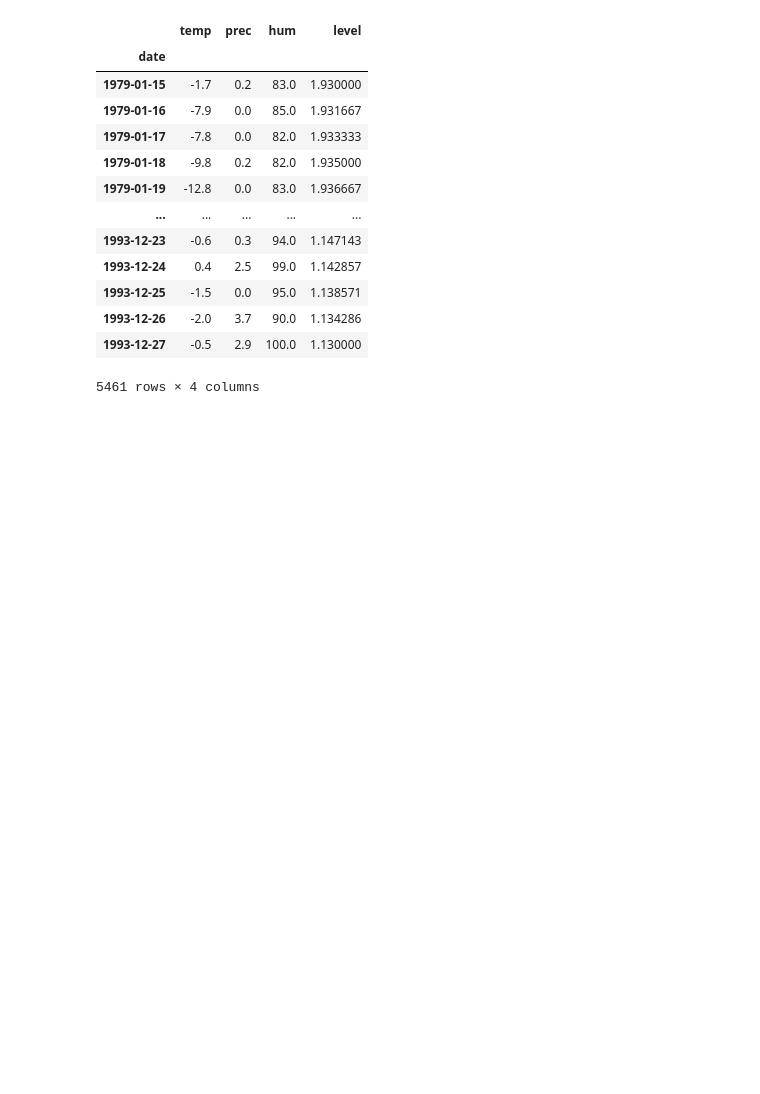
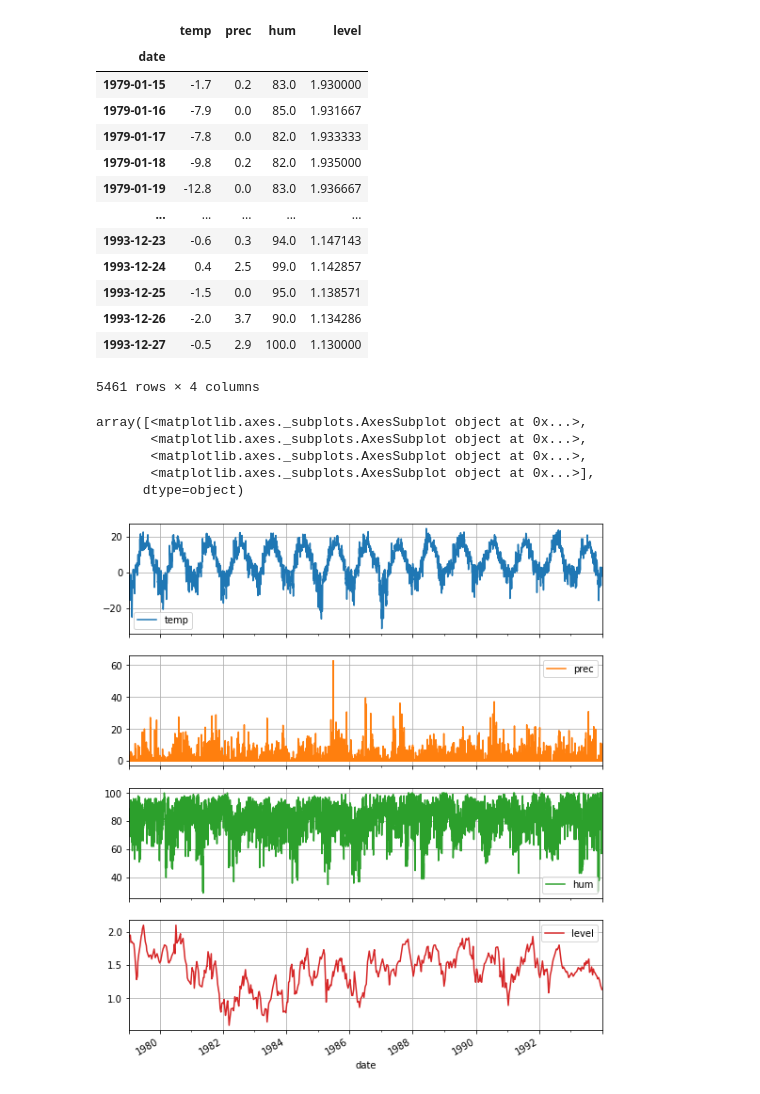
Before and after one commit to didzislauva/jupyter_tutorial, a Jupyter notebook: Laikrinda 2.ipynb, the cells around one changed output. Cells and saved outputs as stored; diff of their text form; code cells hidden in the pictures; blank space fills up the shorter version.

```diff
--- a/Laikrinda 2.ipynb
+++ b/Laikrinda 2.ipynb
@@ -41 +38,3 @@ autocorrelation_plot(df)
+# %%
+meteo=pd.read_csv("meteo.csv",dayfirst=False,index_col=0,parse_dates=['date'])
 # %%
@@ -91,5 +53,3 @@ df
-# %%
-meteo.csv=pd.read_csv("meteo.csv",dayfirst=False,index_col=0,parse_dates=['date'])
 # %%
 meteo
 # %% [output]
@@ -120,8 +84,6 @@ grafiki=meteo[cols].plot(marker=".", alpha=0.5, color=["orange","blue","red"],
 [figure]
 # %%
 df=meteo.join(gw, how="inner")
-# %%
-df.dropna(inplace=True)
 # %%
 df
 # %% [output]
@@ -139,3 +101,12 @@ df
 | 1993-12-26 | -2.0 | 3.7 | 90.0 | 1.134286 |
 | 1993-12-27 | -0.5 | 2.9 | 100.0 | 1.130000 |
 5461 rows × 4 columns
+# %%
+df.plot(subplots=True,figsize=(9,11),grid=True)
+# %% [output]
+array([<matplotlib.axes._subplots.AxesSubplot object at 0x...>,
+       <matplotlib.axes._subplots.AxesSubplot object at 0x...>,
+       <matplotlib.axes._subplots.AxesSubplot object at 0x...>,
+       <matplotlib.axes._subplots.AxesSubplot object at 0x...>],
+      dtype=object)
+[figure, added]
```
Also changed, not shown: parts of 10 cells of this notebook.
